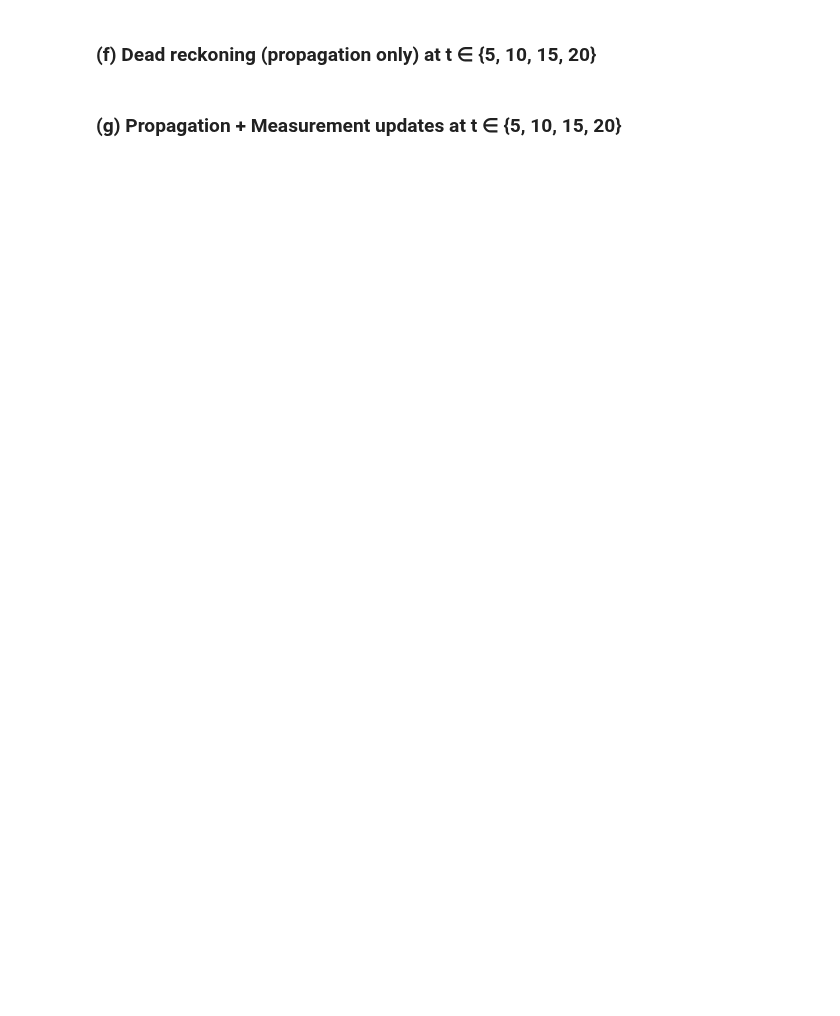
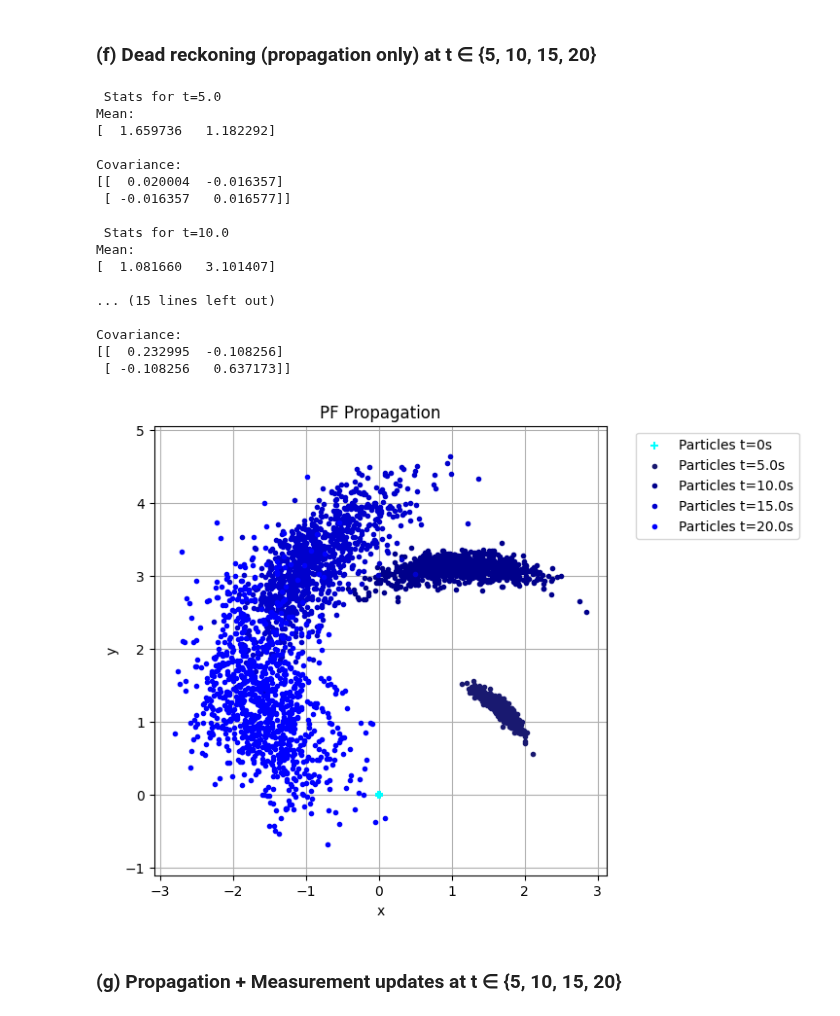
Before and after one commit to dbcometto/eece5550work, a Jupyter notebook: hw2.ipynb, the cells around one changed output. Drawn from its saved outputs; the diff is of its cells as text; code cells hidden in the pictures; blank space fills up the shorter version.

```diff
--- a/hw2.ipynb
+++ b/hw2.ipynb
@@ -926,10 +1049,82 @@ if __name__ == "__main__":
 # %%
 if __name__ == "__main__":
     # TODO: Part (f)
     # Start from N=1000 copies of I ∈ SE(2).
     # Propagate 4 times (no updates). Report mean/cov each step. Plot.
+    # pass  # Replace with your code
 
-    pass  # Replace with your code
+    # Fixed parameters for all of Problem 3
+    cmd_left = 1.5
+    cmd_right = 2.0
+    r = 0.25
+    w = 0.5
+    sigma_l = 0.05
+    sigma_r = 0.05
+    sigma_p = 0.10
+    n_particles = 1000
+    dt_pf = 5.0  # renamed to avoid collision with EKF dt
+
+    num_steps = 4
+    X0 = np.eye(3)
+
+
+    pf = DifferentialDriveParticleFilter(dt_pf,r,w,cmd_left,cmd_right,sigma_l,sigma_r,sigma_p,n_particles,seed=2025)
+
+    starting_particles = [X0 for i in range(n_particles)]
+
+    particles_at_step = []
+    particles = starting_particles
+    for i in range(num_steps):
+        prop_particles = pf.propagate(particles)
+        particles_at_step.append(prop_particles)
+        particles = prop_particles
+
+    starting_particle_positions = DifferentialDriveParticleFilter.positions_array(starting_particles)
+
+
+    # Stats
+    for idx,particles in enumerate(particles_at_step):
+        print(f"\n Stats for t={(idx+1)*dt_pf}")
+        prop_particle_positions = DifferentialDriveParticleFilter.positions_array(particles)
+        DifferentialDriveParticleFilter.print_statistics(prop_particle_positions)
+
+    # Plotting
+    fig = plt.figure(figsize=(6,6))
+    ax = fig.add_subplot(111)
+    colors=["midnightblue","darkblue","mediumblue","blue"]
+
+    ax.scatter(starting_particle_positions[:,0],starting_particle_positions[:,1],label='Particles t=0s',marker='+',color='cyan')
+
+    for idx,particles in enumerate(particles_at_step):
+        prop_particle_positions = DifferentialDriveParticleFilter.positions_array(particles)
+        ax.scatter(prop_particle_positions[:,0],prop_particle_positions[:,1],label=f'Particles t={(idx+1)*dt_pf}s',marker='.',color=colors[idx])
+
+    ax.set_xlabel("x")
+    ax.set_ylabel("y")
+    ax.set_title("PF Propagation")
+    ax.set_aspect("equal",adjustable='datalim')
+    ax.legend(loc="upper left",bbox_to_anchor=(1.05,1))
+    ax.grid(True)
+    ax.set_axisbelow(True)
+# %% [output]
+ Stats for t=5.0
+Mean:
+[  1.659736   1.182292]
+
+Covariance:
+[[  0.020004  -0.016357]
+ [ -0.016357   0.016577]]
+
+ Stats for t=10.0
+Mean:
+[  1.081660   3.101407]
+
+... (15 lines left out)
+
+Covariance:
+[[  0.232995  -0.108256]
+ [ -0.108256   0.637173]]
+[figure, added]
 # %% [markdown]
 ### (g) Propagation + Measurement updates at t ∈ {5, 10, 15, 20}
 # %%
```
Also changed, not shown: parts of 10 cells of this notebook.
